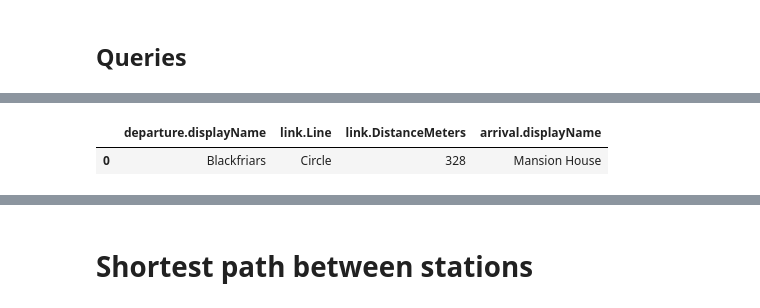
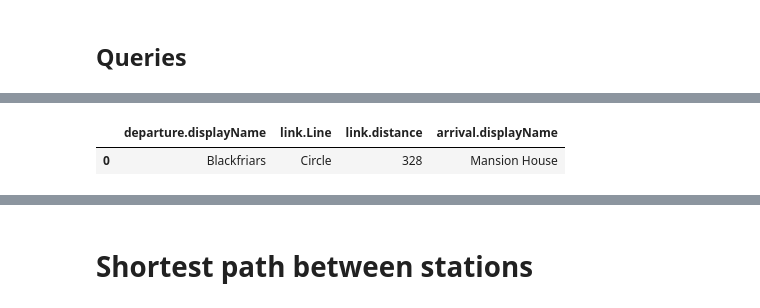
Before and after one commit to turing-db/turingdb-examples, a Jupyter notebook: examples/notebooks/public_version/london_transport_TfL.ipynb, the cells around one changed output, grey strips where cells are left out. Saved outputs shown, nothing was run; the diff lists cells and outputs as text; code cells hidden in the pictures.

```diff
--- a/examples/notebooks/public_version/london_transport_TfL.ipynb
+++ b/examples/notebooks/public_version/london_transport_TfL.ipynb
@@ -709,18 +703,18 @@ Wall time: 1.22 ms
 # %%
 %%time
 
 # Check if there exists a path between Blackfriars and Mansion House in 1 hop
 command = """
 MATCH (departure)-[link]->(arrival)
 WHERE departure.displayName = 'Blackfriars'
 AND arrival.displayName = 'Mansion House'
-RETURN departure.displayName, link.Line, link.DistanceMeters, arrival.displayName
+RETURN departure.displayName, link.Line, link.distance, arrival.displayName
 """
 df = client.query(command)
 if df.empty:
     print("No result found")
 else:
     display(df)
 # %% [output]
-|  | departure.displayName | link.Line | link.DistanceMeters | arrival.displayName |
+|  | departure.displayName | link.Line | link.distance | arrival.displayName |
 | 0 | Blackfriars | Circle | 328 | Mansion House |
```
Also changed, not shown: parts of 51 cells of this notebook.
